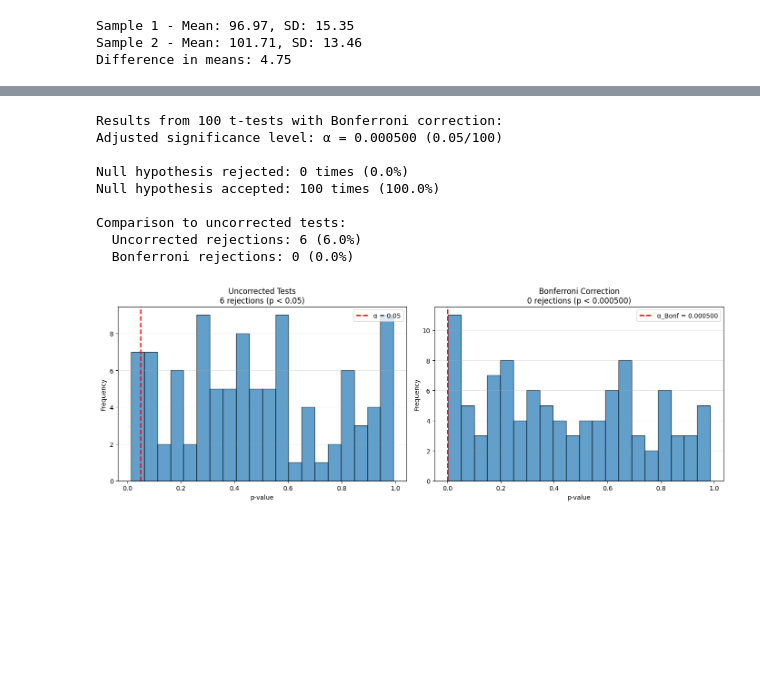
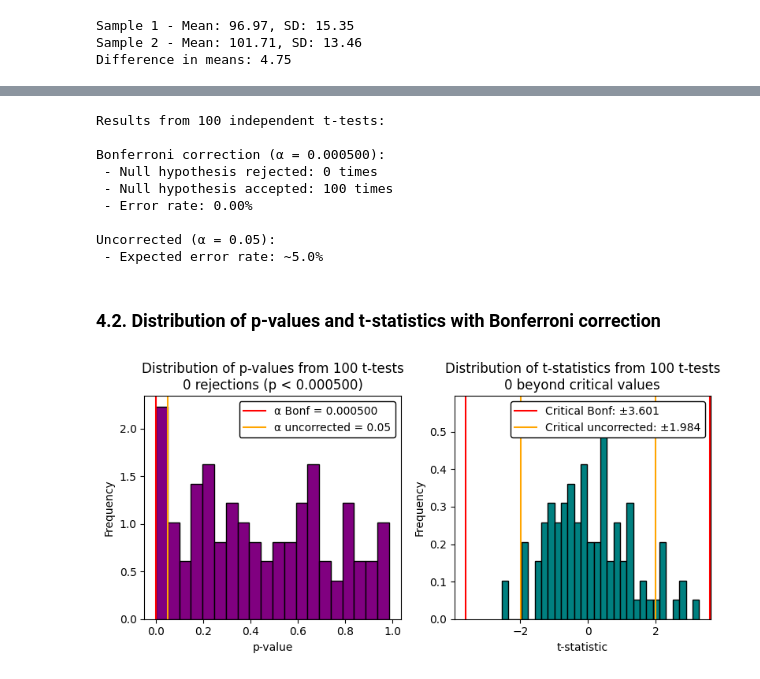
Before and after one commit to pallavitalasila26/FSA_devops, a Jupyter notebook: notebooks/unit2/lesson_14/Lesson_14_demo.ipynb, the cells around one changed output, grey strips where cells are left out. Cells and saved outputs as stored; diff of their text form; code cells hidden in the pictures; blank space fills up the shorter version.

```diff
--- a/notebooks/unit2/lesson_14/Lesson_14_demo.ipynb
+++ b/notebooks/unit2/lesson_14/Lesson_14_demo.ipynb
@@ -343,6 +381,5 @@ Apply the Bonferroni correction to control the family-wise error rate when perfo
 # %%
 # Repeat sampling and t-test with Bonferroni correction
-num_tests = 100
 sample_size = 50
 alpha = 0.05
 alpha_bonferroni = alpha / num_tests  # Bonferroni correction
@@ -352,6 +389,7 @@ p_values_bonferroni = []
 t_statistics_bonferroni = []
 
 for i in range(num_tests):
+
     # Draw two samples from the same population
     sample1 = np.random.choice(population, size=sample_size, replace=False)
     sample2 = np.random.choice(population, size=sample_size, replace=False)
@@ -369,46 +407,56 @@ for i in range(num_tests):
 num_rejections_bonf = sum(rejections_bonferroni)
 num_acceptances_bonf = num_tests - num_rejections_bonf
 
-print(f"Results from {num_tests} t-tests with Bonferroni correction:")
-print(f"Adjusted significance level: α = {alpha_bonferroni:.6f} ({alpha}/{num_tests})")
-print(f"\nNull hypothesis rejected: {num_rejections_bonf} times ({num_rejections_bonf/num_tests*100:.1f}%)")
-print(f"Null hypothesis accepted: {num_acceptances_bonf} times ({num_acceptances_bonf/num_tests*100:.1f}%)")
-print(f"\nComparison to uncorrected tests:")
-print(f"  Uncorrected rejections: {num_rejections} ({num_rejections/num_tests*100:.1f}%)")
-print(f"  Bonferroni rejections: {num_rejections_bonf} ({num_rejections_bonf/num_tests*100:.1f}%)")
+print(f'Results from {num_tests} independent t-tests:')
+print(f'\nBonferroni correction (α = {alpha_bonferroni:.6f}):')
+print(f' - Null hypothesis rejected: {num_rejections_bonf} times')
+print(f' - Null hypothesis accepted: {num_acceptances_bonf} times')
+print(f' - Error rate: {num_rejections_bonf/num_tests*100:.2f}%')
+print(f'\nUncorrected (α = {alpha}):')
+print(f' - Expected error rate: ~{alpha*100:.1f}%')
 # %% [output]
-Results from 100 t-tests with Bonferroni correction:
-Adjusted significance level: α = 0.000500 (0.05/100)
+Results from 100 independent t-tests:
 
-Null hypothesis rejected: 0 times (0.0%)
-Null hypothesis accepted: 100 times (100.0%)
+Bonferroni correction (α = 0.000500):
+ - Null hypothesis rejected: 0 times
+ - Null hypothesis accepted: 100 times
+ - Error rate: 0.00%
 
-Comparison to uncorrected tests:
-  Uncorrected rejections: 6 (6.0%)
-  Bonferroni rejections: 0 (0.0%)
+Uncorrected (α = 0.05):
+ - Expected error rate: ~5.0%
+# %% [markdown]
+### 4.2. Distribution of p-values and t-statistics with Bonferroni correction
 # %%
-# Visualize comparison of p-values
-fig, (ax1, ax2) = plt.subplots(1, 2, figsize=(14, 5))
+# Visualize the distribution of p-values and t-statistics with Bonferroni correction
+fig, (ax1, ax2) = plt.subplots(1, 2, figsize=(8, 4))
 
-# Uncorrected p-values
-ax1.hist(p_values, bins=20, edgecolor='black', alpha=0.7)
-ax1.axvline(alpha, color='red', linestyle='--', linewidth=2, label=f'α = {alpha}')
+# Plot p-values distribution
+ax1.set_title(f'Distribution of p-values from {num_tests} t-tests\n{num_rejections_bonf} rejections (p < {alpha_bonferroni:.6f})')
+ax1.hist(p_values_bonferroni, bins=20, density=True, edgecolor='black', color='purple')
+ax1.axvline(alpha_bonferroni, color='red', label=f'α Bonf = {alpha_bonferroni:.6f}')
+ax1.axvline(alpha, color='orange', label=f'α uncorrected = {alpha}')
 ax1.set_xlabel('p-value')
 ax1.set_ylabel('Frequency')
-ax1.set_title(f'Uncorrected Tests\n{num_rejections} rejections (p < {alpha})')
-ax1.legend()
-ax1.grid(alpha=0.3, axis='y')
+ax1.legend(loc='best', framealpha=1, edgecolor='black')
 
-# Bonferroni corrected
-ax2.hist(p_values_bonferroni, bins=20, edgecolor='black', alpha=0.7)
-ax2.axvline(alpha_bonferroni, color='red', linestyle='--', linewidth=2, label=f'α_Bonf = {alpha_bonferroni:.6f}')
-ax2.set_xlabel('p-value')
+# Plot t-statistics distribution
+df = 2 * sample_size - 2
+t_critical = stats.t.ppf(1 - alpha/2, df)
+
+df = 2 * sample_size - 2
+t_critical_bonferroni = stats.t.ppf(1 - alpha_bonferroni/2, df)
+
+ax2.set_title(f'Distribution of t-statistics from {num_tests} t-tests\n{num_rejections_bonf} beyond critical values')
+ax2.hist(t_statistics_bonferroni, bins=30, density=True, edgecolor='black', color='teal')
+ax2.axvline(-t_critical_bonferroni, color='red', label=f'Critical Bonf: ±{t_critical_bonferroni:.3f}')
+ax2.axvline(t_critical_bonferroni, color='red')
+ax2.axvline(-t_critical, color='orange', label=f'Critical uncorrected: ±{t_critical:.3f}')
+ax2.axvline(t_critical, color='orange')
+ax2.set_xlabel('t-statistic')
 ax2.set_ylabel('Frequency')
-ax2.set_title(f'Bonferroni Correction\n{num_rejections_bonf} rejections (p < {alpha_bonferroni:.6f})')
-ax2.legend()
-ax2.grid(alpha=0.3, axis='y')
+ax2.legend(loc='best', framealpha=1, edgecolor='black')
 
 plt.tight_layout()
 plt.show()
 # %% [output]
-[figure, old version]
+[figure, new version]
```
Also changed, not shown: parts of 32 cells of this notebook, 1 other file.
